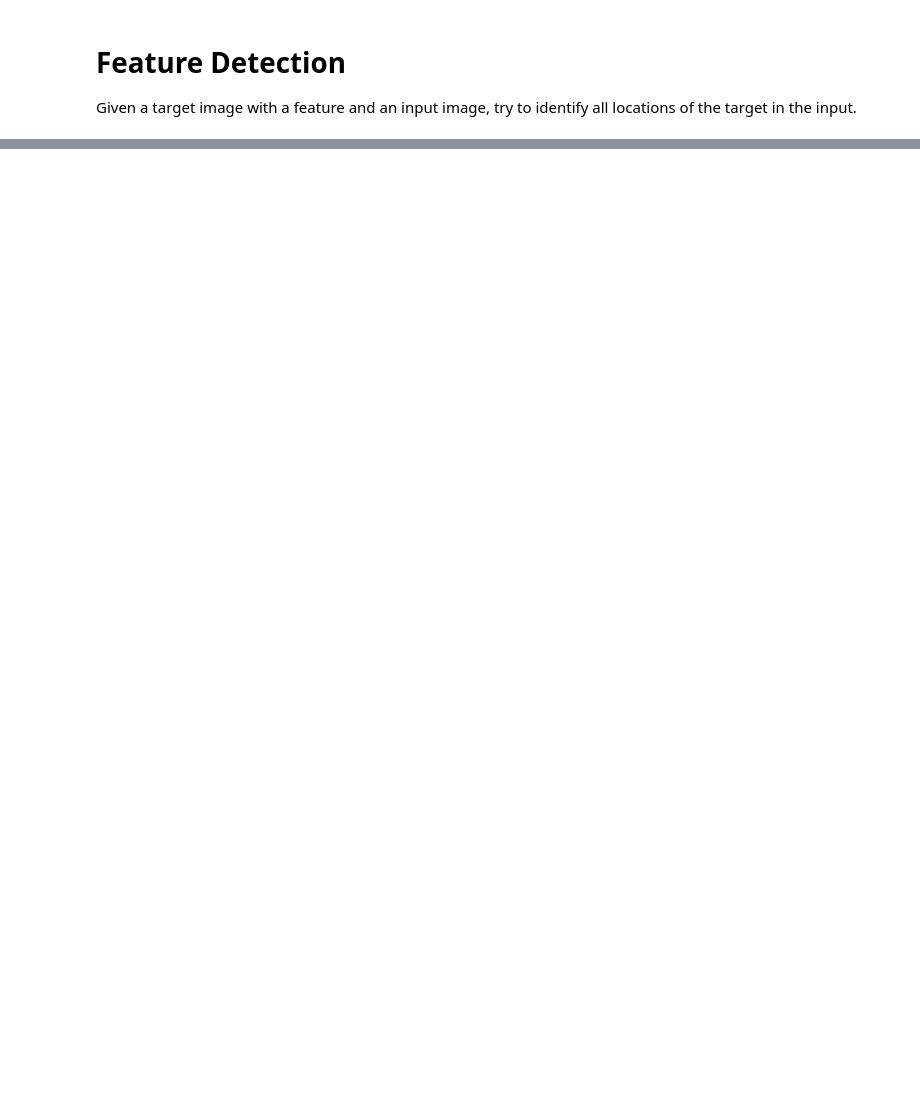
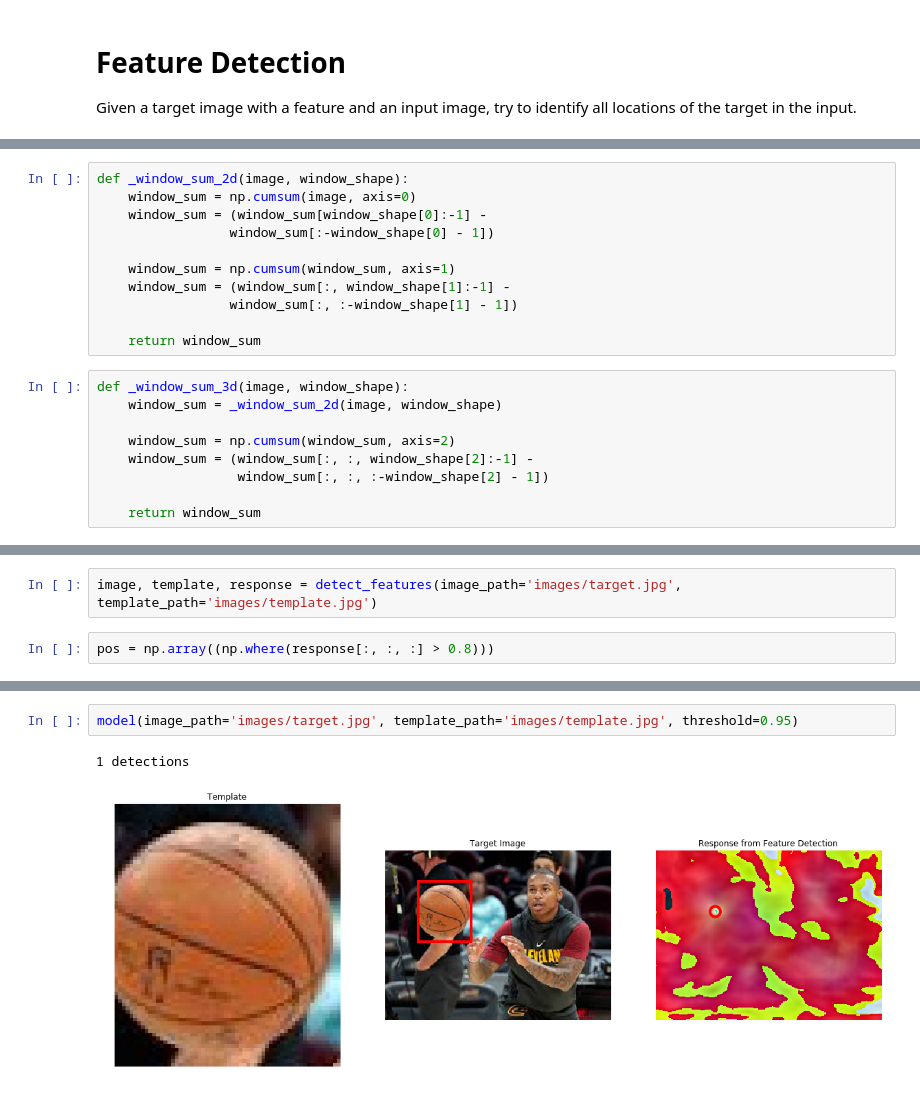
Before and after one commit to WillKoehrsen/eecs-531, a Jupyter notebook: assign/A1/Object_Detection.ipynb, the cells around one changed output, grey strips where cells are left out. Cells and saved outputs as stored; diff of their text form; blank space fills up the shorter version.

Commit message:
Developed Own Feature Detection

```diff
--- a/assign/A1/Object_Detection.ipynb
+++ b/assign/A1/Object_Detection.ipynb
@@ -85,0 +94,20 @@ detect_features('images/target_tennis.jpg', 'images/template_tennis.jpg',
+# %%
+def _window_sum_2d(image, window_shape):
+    window_sum = np.cumsum(image, axis=0)
+    window_sum = (window_sum[window_shape[0]:-1] -
+                 window_sum[:-window_shape[0] - 1])
+
+    window_sum = np.cumsum(window_sum, axis=1)
+    window_sum = (window_sum[:, window_shape[1]:-1] -
+                 window_sum[:, :-window_shape[1] - 1])
+
+    return window_sum
+# %%
+def _window_sum_3d(image, window_shape):
+    window_sum = _window_sum_2d(image, window_shape)
+
+    window_sum = np.cumsum(window_sum, axis=2)
+    window_sum = (window_sum[:, :, window_shape[2]:-1] -
+                  window_sum[:, :, :-window_shape[2] - 1])
+
+    return window_sum
@@ -85,0 +188,4 @@ detect_features('images/target_tennis.jpg', 'images/template_tennis.jpg',
+# %%
+image, template, response = detect_features(image_path='images/target.jpg', template_path='images/template.jpg')
+# %%
+pos = np.array((np.where(response[:, :, :] > 0.8)))
@@ -85,0 +308,5 @@ detect_features('images/target_tennis.jpg', 'images/template_tennis.jpg',
+# %%
+model(image_path='images/target.jpg', template_path='images/template.jpg', threshold=0.95)
+# %% [output]
+1 detections
+[figure, added]
```
Also changed, not shown: parts of 16 cells of this notebook.
